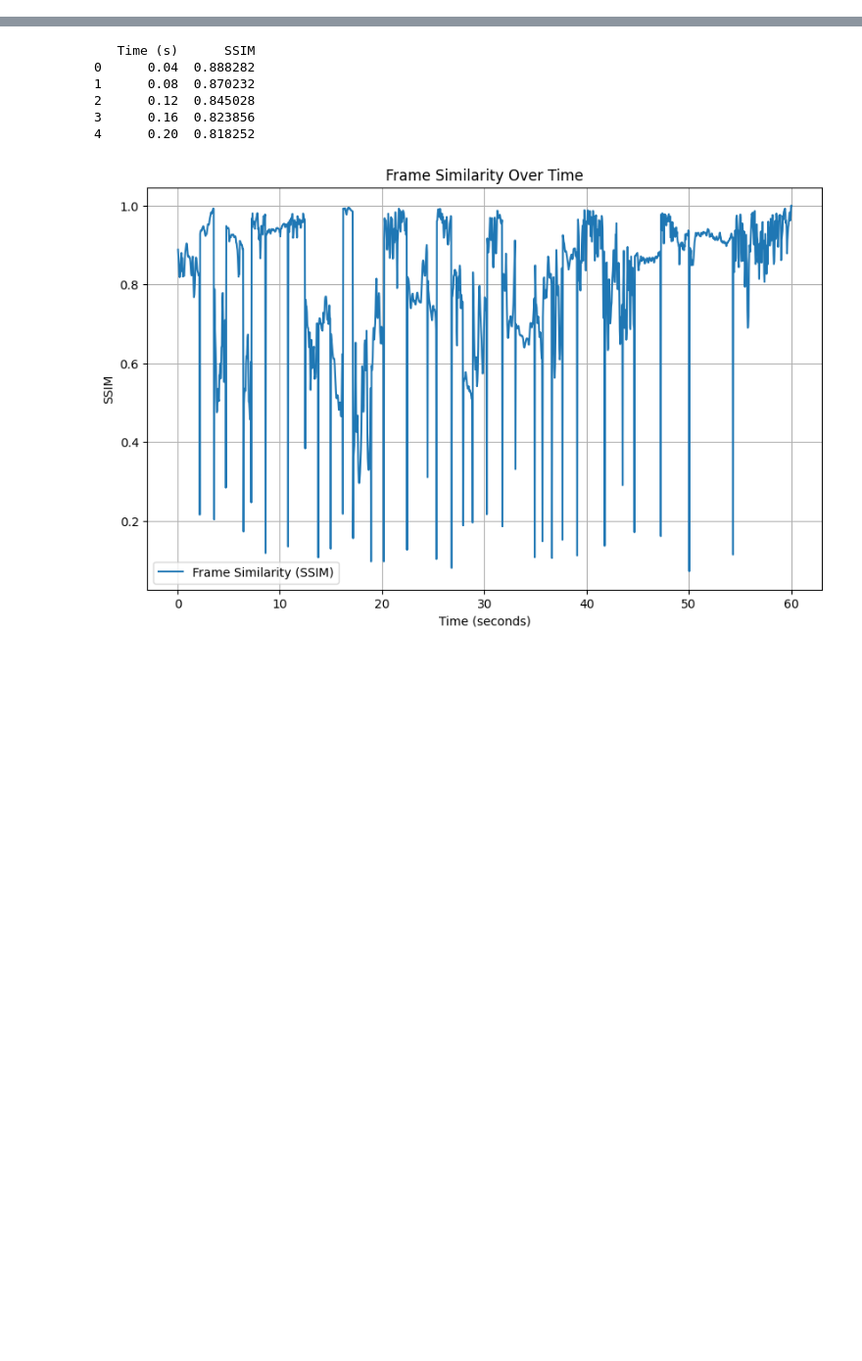
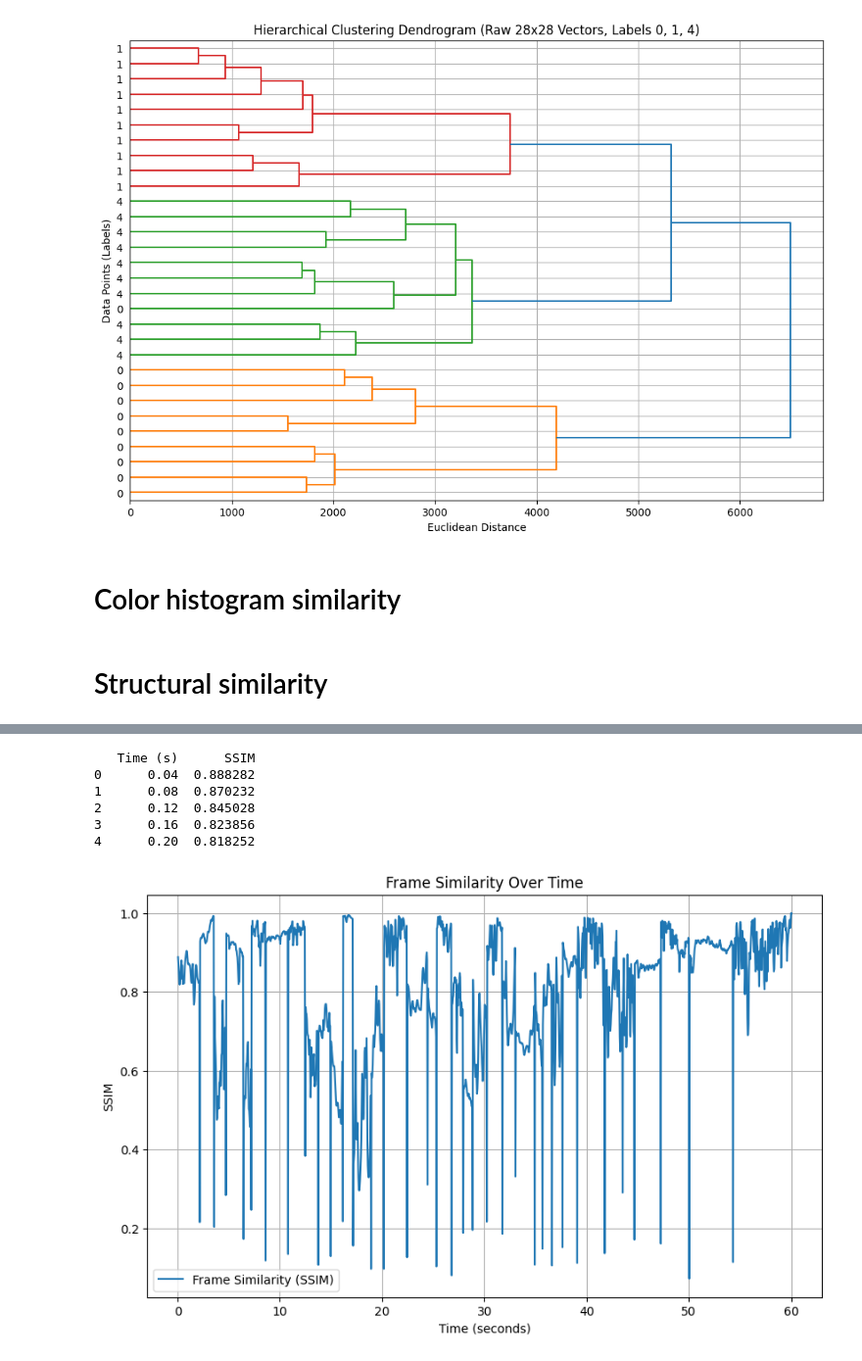
Before and after one commit to cca-cce/osm-cca, a Jupyter notebook: jnb/simm71/cv3_lecture.ipynb, the cells around one changed output, grey strips where cells are left out. Shown at 98% size. Drawn from its saved outputs; the diff is of its cells as text; code cells hidden in the pictures; blank space fills up the shorter version.

```diff
--- a/jnb/simm71/cv3_lecture.ipynb
+++ b/jnb/simm71/cv3_lecture.ipynb
@@ -3,3 +300,49 @@
+# %%
+import pandas as pd
+import scipy.cluster.hierarchy as sch
+import matplotlib.pyplot as plt
+import numpy as np
+
+# Step 1: Filter the DataFrame for specific labels
+filtered_df = df[df["Label"].isin([0, 1, 4])]
+
+# Step 2: Shuffle the filtered DataFrame using a random seed
+filtered_df = filtered_df.sample(frac=1, random_state=42).reset_index(drop=True)
+
+# Step 3: Extract the raw vector values for clustering
+# Convert the "Vector" column (list-like) into a 2D NumPy array
+raw_vectors = np.array(filtered_df["Vector"].tolist())
+
+# Step 4: Perform hierarchical clustering
+linked = sch.linkage(raw_vectors, method='ward')
+
+# Step 5: Use the 'Label' column as labels
+labels = filtered_df["Label"].astype(str).values  # Convert labels to strings for compatibility
+
+# Step 6: Plot the dendrogram horizontally
+plt.figure(figsize=(12, 8))
+dendrogram = sch.dendrogram(
+    linked,
+    labels=labels,   # Use the shuffled 'Label' column as the labels
+    orientation='right',  # Change orientation to horizontal
+    leaf_rotation=0,      # Keep leaf labels vertical for better readability
+    leaf_font_size=10
+)
+plt.title("Hierarchical Clustering Dendrogram (Raw 28x28 Vectors, Labels 0, 1, 4)")
+plt.ylabel("Data Points (Labels)")  # Updated ylabel to reflect label usage
+plt.xlabel("Euclidean Distance")
+plt.grid(True)
+
+# Save the figure as a PNG file
+plt.savefig("cluster_visualization.png", format="png", dpi=300, bbox_inches="tight")
+
+plt.show()
+# %% [output]
+[figure, added]
+# %% [markdown]
+# Color histogram similarity
+# %% [markdown]
+# Structural similarity
 # %%
 # https://drive.google.com/file/d/1qzRGYLpEfdC3Sukag_fszX_jT-Ylpb4W/view?usp=sharing
 !rm -rf *.zip cv-* 2>/dev/null
```
Also changed, not shown: parts of 30 cells of this notebook.
